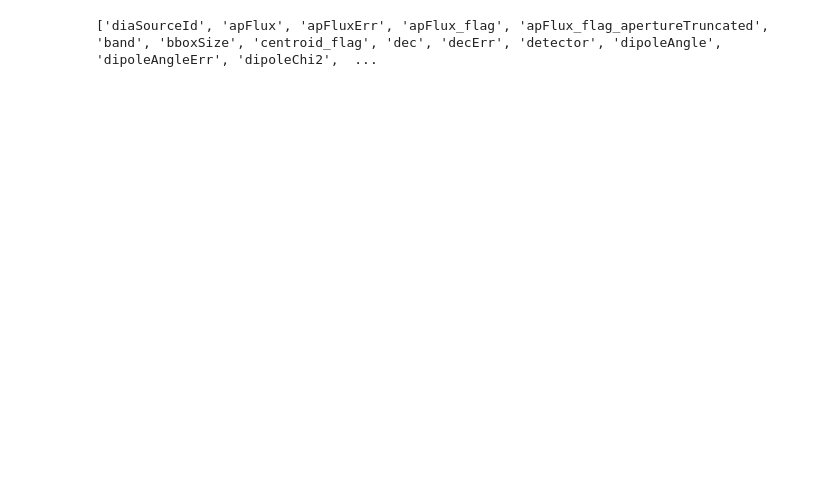
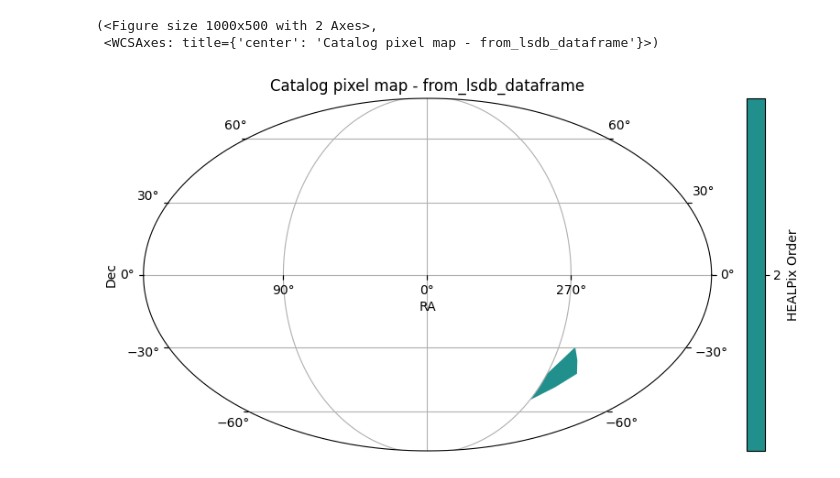
Before and after one commit to lsst-sitcom/linccf, a Jupyter notebook: internal/stability/PPDB_investigate.ipynb, the cells around one changed output. Drawn from its saved outputs; the diff is of its cells as text; code cells hidden in the pictures; blank space fills up the shorter version.

```diff
--- a/internal/stability/PPDB_investigate.ipynb
+++ b/internal/stability/PPDB_investigate.ipynb
@@ -61,9 +51,6 @@ test = dia_object_cat_nested.head(5)
-# %%
-# Make sure pandas doesn't truncate the output
-import pandas as pd
-pd.set_option('display.max_columns', None)
-# Print all column names
-nested_df = test[test['diaObjectId'] == 24624703980175484]['diaSource'].values[0]
-print(list(nested_df.columns))
-# %% [output]
-['diaSourceId', 'apFlux', 'apFluxErr', 'apFlux_flag', 'apFlux_flag_apertureTruncated', 'band', 'bboxSize', 'centroid_flag', 'dec', 'decErr', 'detector', 'dipoleAngle', 'dipoleAngleErr', 'dipoleChi2',  ...
+# %%
+dia_object_cat.plot_pixels()
+# %% [output]
+(<Figure size 1000x500 with 2 Axes>,
+ <WCSAxes: title={'center': 'Catalog pixel map - from_lsdb_dataframe'}>)
+[figure, added]
```
Also changed, not shown: parts of 61 cells of this notebook, 2 other files.
